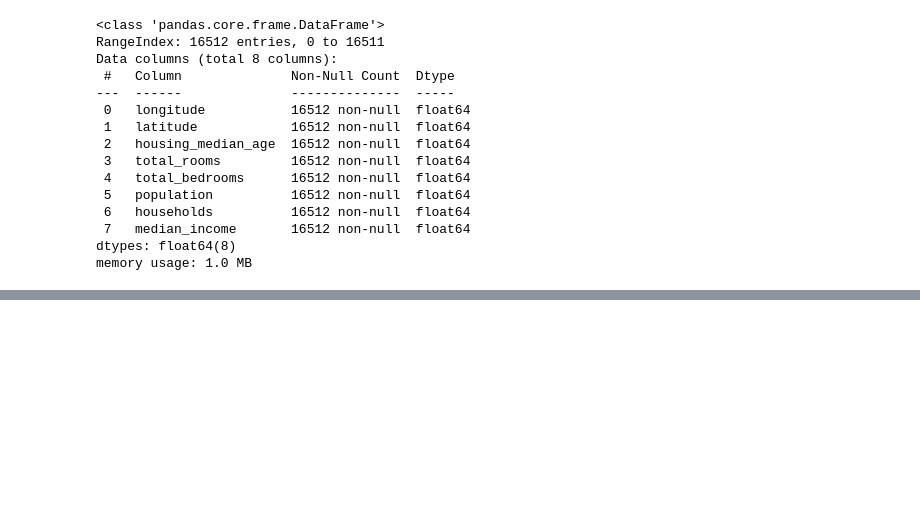
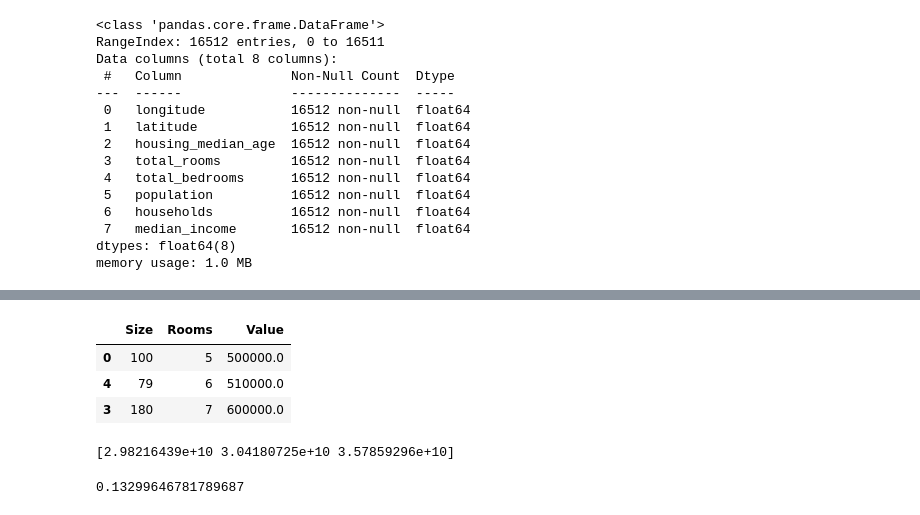
Before and after one commit to DeeJubi/ML, a Jupyter notebook: Project.ipynb, the cells around one changed output, grey strips where cells are left out. Drawn from its saved outputs; the diff is of its cells as text; code cells hidden in the pictures; blank space fills up the shorter version.

```diff
--- a/Project.ipynb
+++ b/Project.ipynb
@@ -214,0 +261,26 @@ memory usage: 1.0 MB
+# %%
+test_data.head()
+# %% [output]
+|  | Size | Rooms | Value |
+| 0 | 100 | 5 | 500000.0 |
+| 4 | 79 | 6 | 510000.0 |
+| 3 | 180 | 7 | 600000.0 |
+# %%
+from sklearn.linear_model import LinearRegression
+
+X = train_data[[' Rooms']]
+y = train_data[' Value']
+model = LinearRegression().fit(X,y)
+
+x = model.predict(test_data[[' Value']])
+np.set_printoptions(suppress=True)
+result = np.array(x)
+print(result)
+# %% [output]
+[2.98216439e+10 3.04180725e+10 3.57859296e+10]
+# %%
+X_test = test_data[[' Rooms']]
+y_test = test_data[' Value']
+model.score(X_test,y_test)
+# %% [output]
+0.13299646781789687
```
Also changed, not shown: parts of 6 cells of this notebook, 1 other file.
